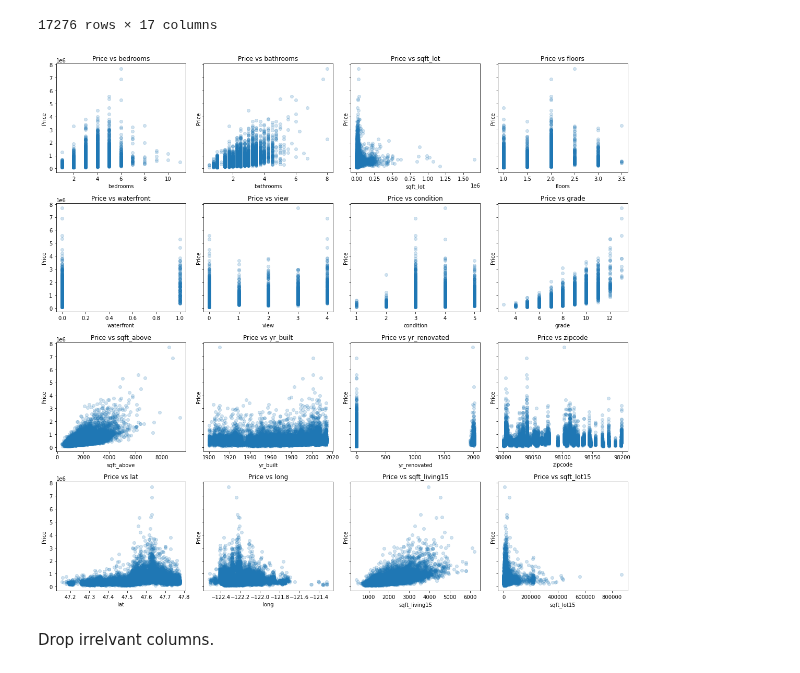
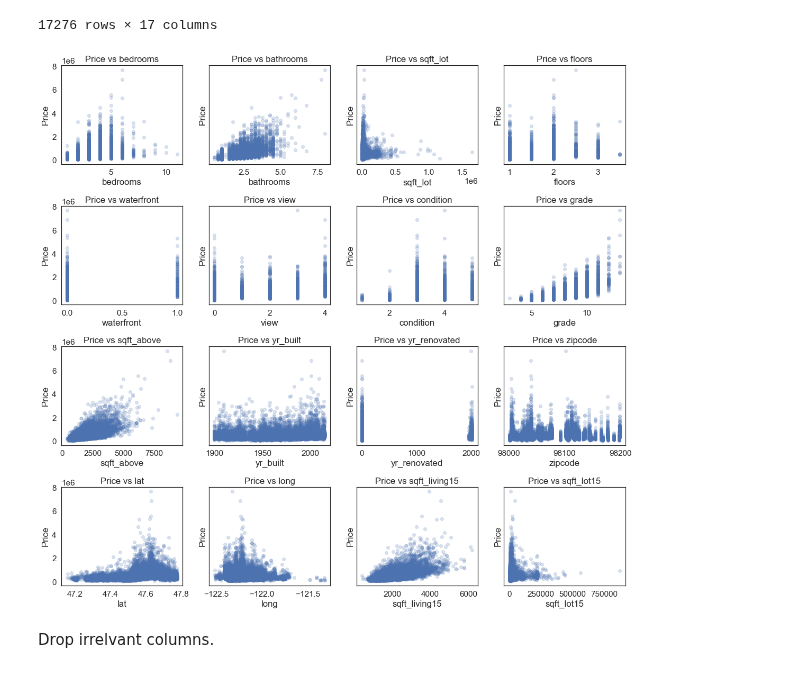
Before and after one commit to miazfryer/King_County_Regression, a Jupyter notebook: Sejin.ipynb, the cells around one changed output. Cells and saved outputs as stored; diff of their text form; code cells hidden in the pictures.

```diff
--- a/Sejin.ipynb
+++ b/Sejin.ipynb
@@ -342,17 +344,19 @@ X_train_numeric
 17276 rows × 17 columns
 # %%
 scatterplot_data = X_train_numeric.drop("sqft_living", axis=1)
+
+sns.set_style("white")
 
 fig, axes = plt.subplots(nrows=4, ncols=4, figsize=(16,15), sharey=True)
 fig.set_tight_layout(True)
 
 for ax, column in zip(axes.flatten(), scatterplot_data.columns):
     ax.scatter(scatterplot_data[column], y_train, alpha=0.2)
     ax.set_xlabel(column)
     ax.set_ylabel("Price")
     ax.set_title(f'Price vs {column}')
 # %% [output]
-[figure, old version]
+[figure, new version]
 # %% [markdown]
 Drop irrelvant columns.
 # %%
```
Also changed, not shown: parts of 9 cells of this notebook.
